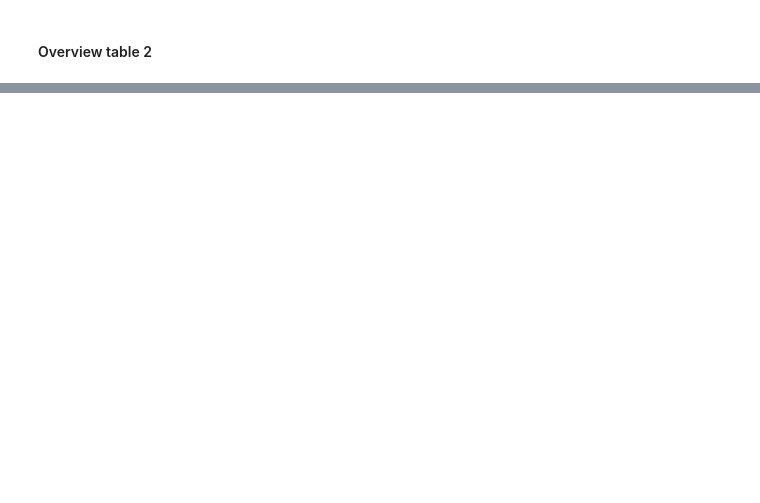
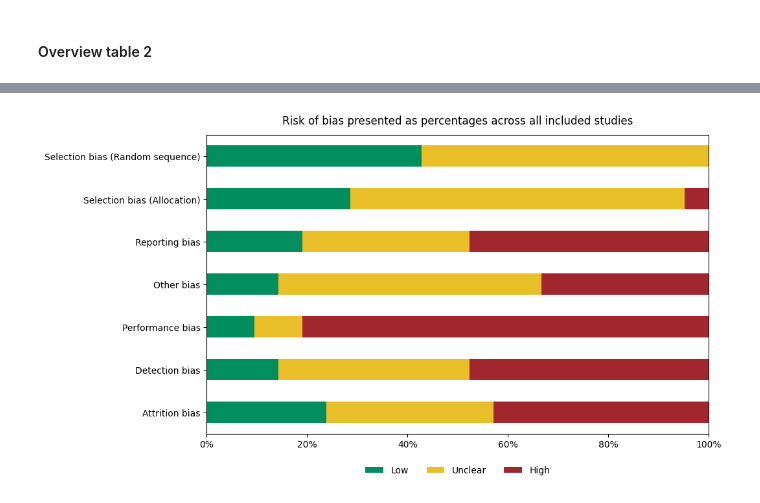
Before and after one commit to sschepanski/SCZ_DEP, a Jupyter notebook: scr/RiskBias_graphs_GreenSpace.ipynb, the cells around one changed output, grey strips where cells are left out. Saved outputs shown, nothing was run; the diff lists cells and outputs as text; code cells hidden in the pictures; blank space fills up the shorter version.

```diff
--- a/scr/RiskBias_graphs_GreenSpace.ipynb
+++ b/scr/RiskBias_graphs_GreenSpace.ipynb
@@ -113,0 +130,86 @@ plt.show()
+# %%
+# -------------------------------------------------
+# Calculate percentages (ROBUST version – fixes white gap)
+# -------------------------------------------------
+risk_levels = ["Low", "Unclear", "High"]
+
+# Work on a clean copy
+rob_pct = rob.copy()
+
+# Strip whitespace and standardise labels
+for col in rob_pct.columns:
+    if col != "Author":
+        rob_pct[col] = (
+            rob_pct[col]
+            .astype(str)
+            .str.strip()
+            .str.capitalize()
+        )
+
+# Now compute percentages
+percentages = (
+    rob_pct.drop(columns="Author")
+           .apply(lambda s: s.value_counts(normalize=True)
+                           .reindex(risk_levels, fill_value=0))
+)
+
+# Transpose so rows = bias domains, columns = Low/Unclear/High
+percentages_plot = percentages.T
+
+# -------------------------------------------------
+# Create figure
+# -------------------------------------------------
+fig2, ax = plt.subplots(figsize=(10, 6))
+
+# -------------------------------------------------
+# Plot stacked horizontal bar chart
+# -------------------------------------------------
+percentages_plot.iloc[::-1].plot(
+    kind="barh",
+    stacked=True,
+    color={"Low": "#008e5e", "Unclear": "#e8bf28", "High": "#a1262d"},
+    ax=ax
+)
+
+# -------------------------------------------------
+# Axis formatting
+# -------------------------------------------------
+ax.set_xlim(0, 1)
+ax.set_xticks([0, 0.2, 0.4, 0.6, 0.8, 1.0])
+ax.set_xticklabels(["0%", "20%", "40%", "60%", "80%", "100%"])
+
+ax.set_title("Risk of bias presented as percentages across all included studies", pad=12)
+ax.set_xlabel("")
+ax.set_ylabel("")
+
+# -------------------------------------------------
+# Legend (force correct order)
+# -------------------------------------------------
+handles, labels = ax.get_legend_handles_labels()
+order = [labels.index("Low"), labels.index("Unclear"), labels.index("High")]
+ax.legend(
+    [handles[i] for i in order],
+    [labels[i] for i in order],
+    loc="upper center",
+    bbox_to_anchor=(0.5, -0.08),
+    ncol=3,
+    frameon=False
+)
+
+# -------------------------------------------------
+# Save figure
+# -------------------------------------------------
+for ext in ["png", "pdf", "eps"]:
+    fig2.savefig(
+        os.path.join(out_dir, f"risk_of_bias_percentages.{ext}"),
+        dpi=300,
+        bbox_inches="tight"
+    )
+
+# -------------------------------------------------
+# Show & clean up
+# -------------------------------------------------
+plt.show()
+plt.close(fig2)
+# %% [output]
+[figure, added]
```
Also changed, not shown: parts of 4 cells of this notebook, 8 other files.
